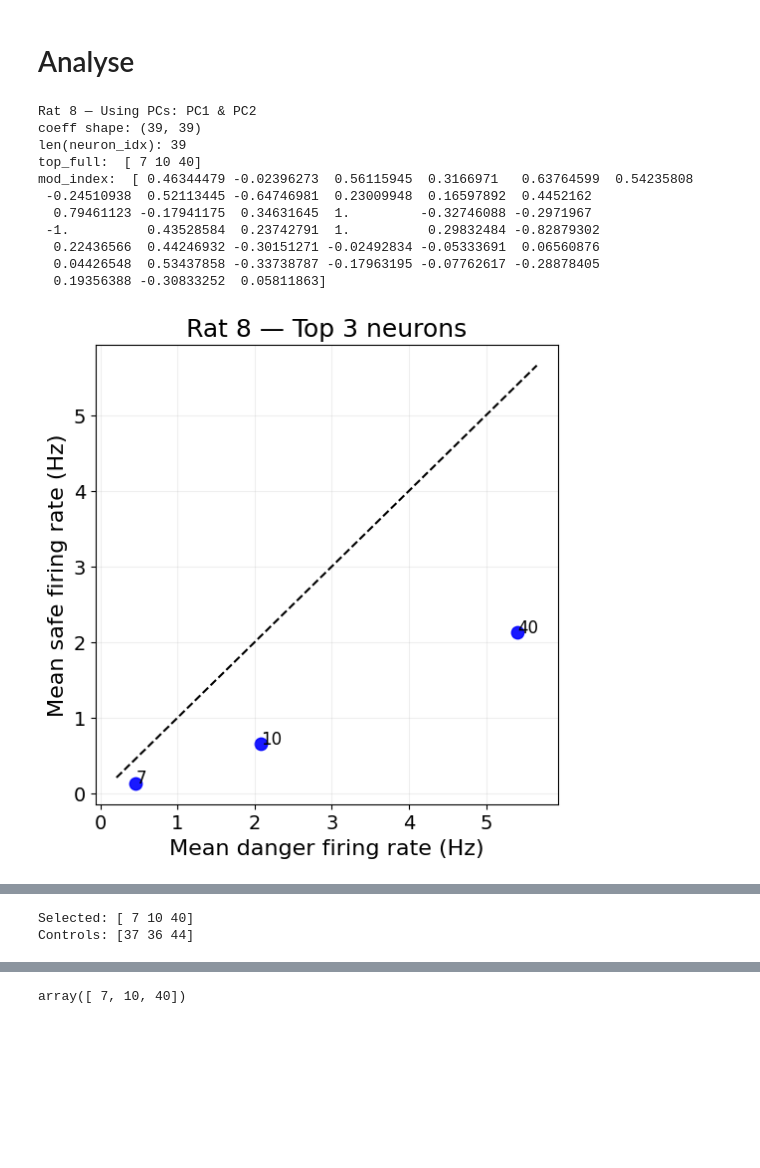
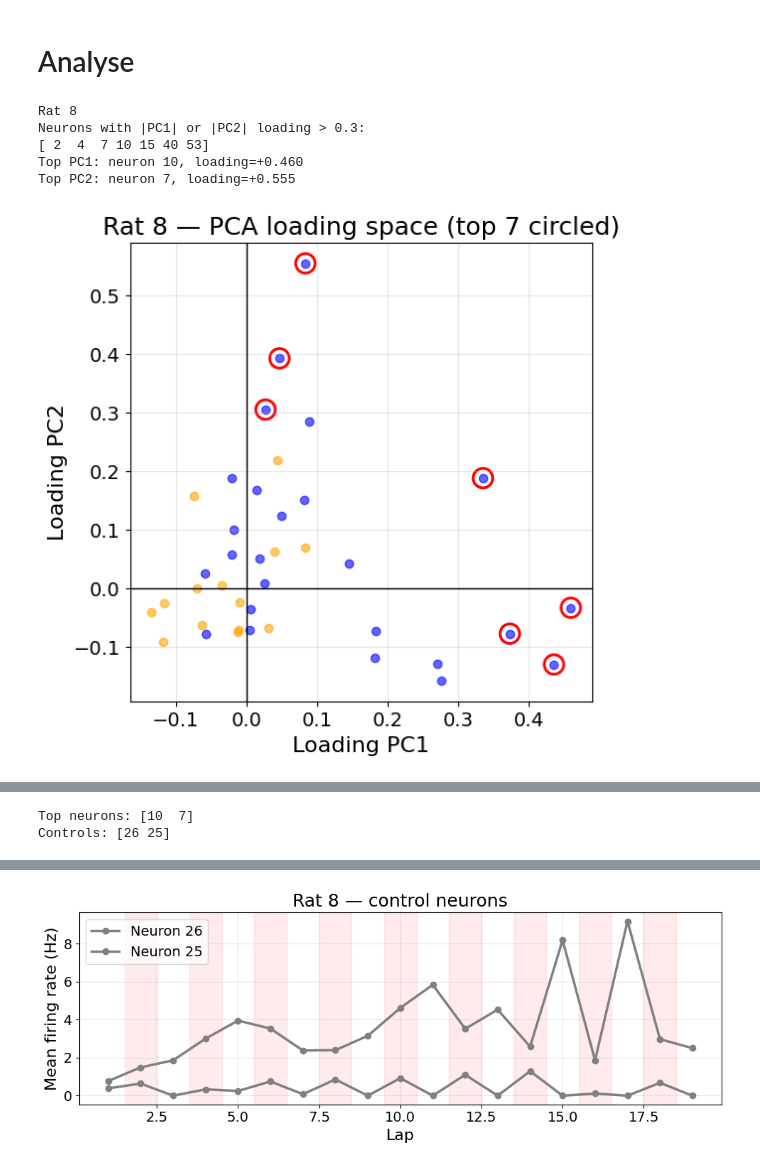
Before and after one commit to Clairaxe/Stage, a Jupyter notebook: projet/main/2_PCA.ipynb, the cells around one changed output, grey strips where cells are left out. Saved outputs shown, nothing was run; the diff lists cells and outputs as text; code cells hidden in the pictures; blank space fills up the shorter version.

```diff
--- a/projet/main/2_PCA.ipynb
+++ b/projet/main/2_PCA.ipynb
@@ -1099,22 +1137,15 @@ def analyze_top_neurons(res, rat_name="Rat 8", top_k=10, region_for_lap_plot="BL
 # %%
-analyze_top_neurons(
+out8 = analyze_loading_threshold_neurons(
     res8,
     rat_name="Rat 8",
-    top_k=3,
-    region_for_lap_plot="HPC",
-    n_controls=3,
-    use_best_pair=False
+    loading_threshold=0.3,
+    region_for_controls="HPC",
+    seed=0,
 )
 # %% [output]
-Rat 8 — Using PCs: PC1 & PC2
-coeff shape: (39, 39)
-len(neuron_idx): 39
-top_full:  [ 7 10 40]
-mod_index:  [ 0.46344479 -0.02396273  0.56115945  0.3166971   0.63764599  0.54235808
- -0.24510938  0.52113445 -0.64746981  0.23009948  0.16597892  0.4452162
-  0.79461123 -0.17941175  0.34631645  1.         -0.32746088 -0.2971967
- -1.          0.43528584  0.23742791  1.          0.29832484 -0.82879302
-  0.22436566  0.44246932 -0.30151271 -0.02492834 -0.05333691  0.06560876
-  0.04426548  0.53437858 -0.33738787 -0.17963195 -0.07762617 -0.28878405
-  0.19356388 -0.30833252  0.05811863]
+Rat 8
+Neurons with |PC1| or |PC2| loading > 0.3:
+[ 2  4  7 10 15 40 53]
+Top PC1: neuron 10, loading=+0.460
+Top PC2: neuron 7, loading=+0.555
-[figure, old version]
+[figure, new version]
@@ -1121,2 +1153,2 @@ mod_index:  [ 0.46344479 -0.02396273  0.56115945  0.3166971   0.63764599  0.5423
-Selected: [ 7 10 40]
-Controls: [37 36 44]
+Top neurons: [10  7]
+Controls: [26 25]
@@ -1125,2 +1156,2 @@ Controls: [37 36 44]
-array([ 7, 10, 40])
+[figure, added]
 # %%
```
Also changed, not shown: parts of 3 cells of this notebook, 7 other files.
